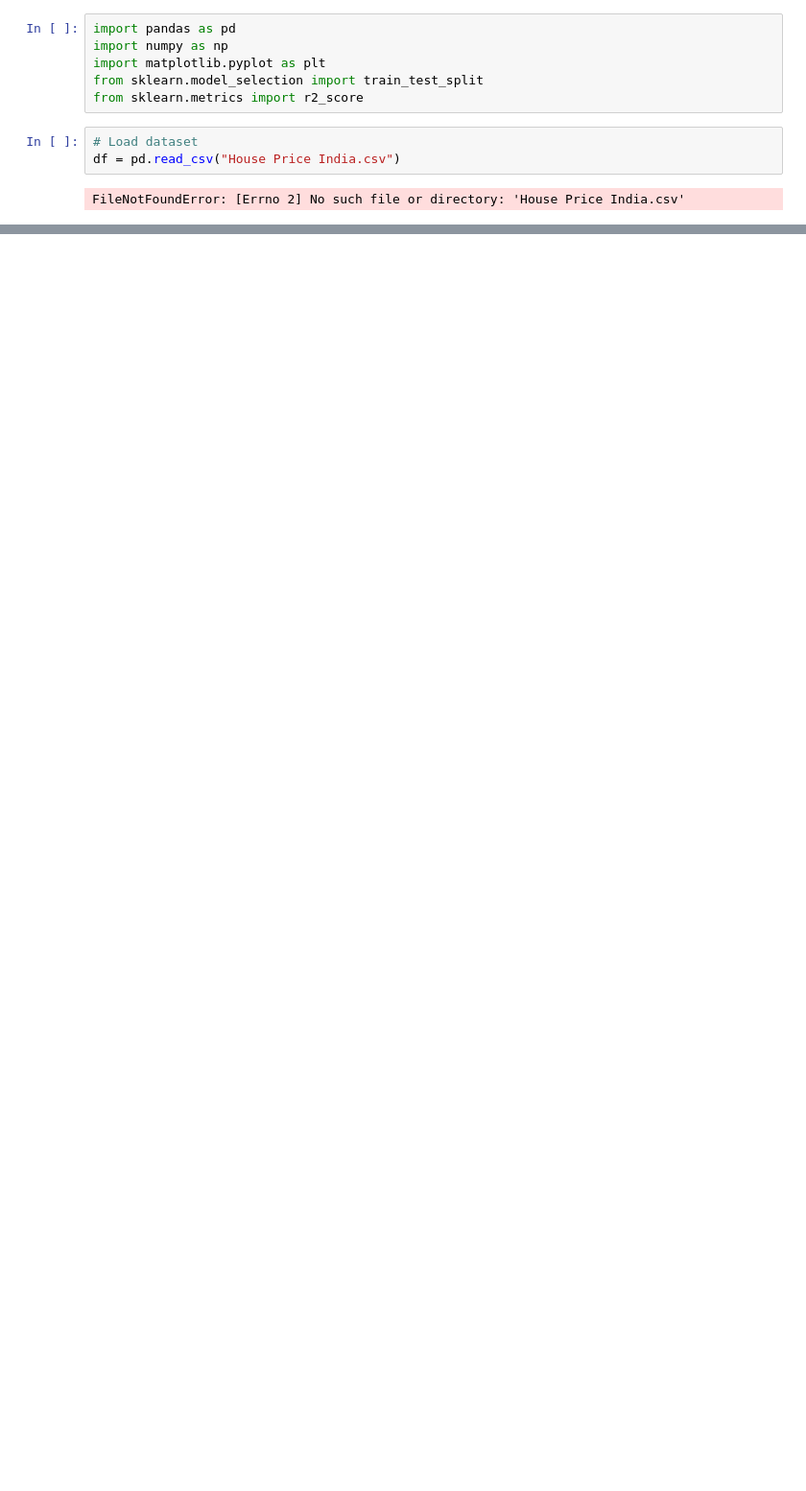
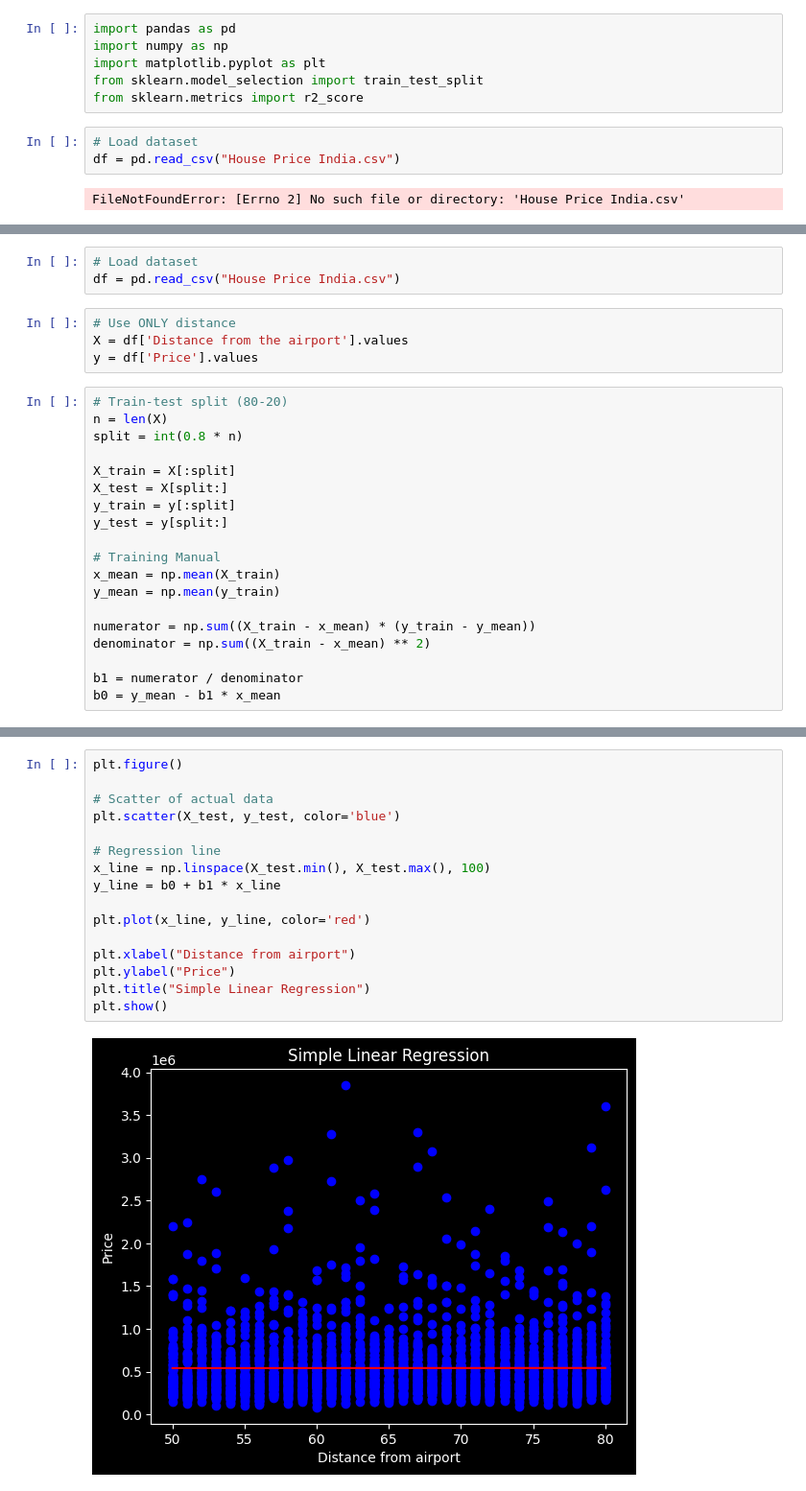
Before and after one commit to GuinAditi/AD_LAB, a Jupyter notebook: Lab2/lab2.1.ipynb, the cells around one changed output, grey strips where cells are left out. Shown at 96% size. Saved outputs shown, nothing was run; the diff lists cells and outputs as text; blank space fills up the shorter version.

```diff
--- a/Lab2/lab2.1.ipynb
+++ b/Lab2/lab2.1.ipynb
@@ -11,0 +18,26 @@ FileNotFoundError: [Errno 2] No such file or directory: 'House Price India.csv'
+# %%
+# Load dataset
+df = pd.read_csv("House Price India.csv")
+# %%
+# Use ONLY distance
+X = df['Distance from the airport'].values
+y = df['Price'].values
+# %%
+# Train-test split (80-20)
+n = len(X)
+split = int(0.8 * n)
+
+X_train = X[:split]
+X_test = X[split:]
+y_train = y[:split]
+y_test = y[split:]
+
+# Training Manual
+x_mean = np.mean(X_train)
+y_mean = np.mean(y_train)
+
+numerator = np.sum((X_train - x_mean) * (y_train - y_mean))
+denominator = np.sum((X_train - x_mean) ** 2)
+
+b1 = numerator / denominator
+b0 = y_mean - b1 * x_mean
@@ -11,0 +72,18 @@ FileNotFoundError: [Errno 2] No such file or directory: 'House Price India.csv'
+# %%
+plt.figure()
+
+# Scatter of actual data
+plt.scatter(X_test, y_test, color='blue')
+
+# Regression line
+x_line = np.linspace(X_test.min(), X_test.max(), 100)
+y_line = b0 + b1 * x_line
+
+plt.plot(x_line, y_line, color='red')
+
+plt.xlabel("Distance from airport")
+plt.ylabel("Price")
+plt.title("Simple Linear Regression")
+plt.show()
+# %% [output]
+[figure, added]
```
Also changed, not shown: parts of 4 cells of this notebook, 1 other file.
